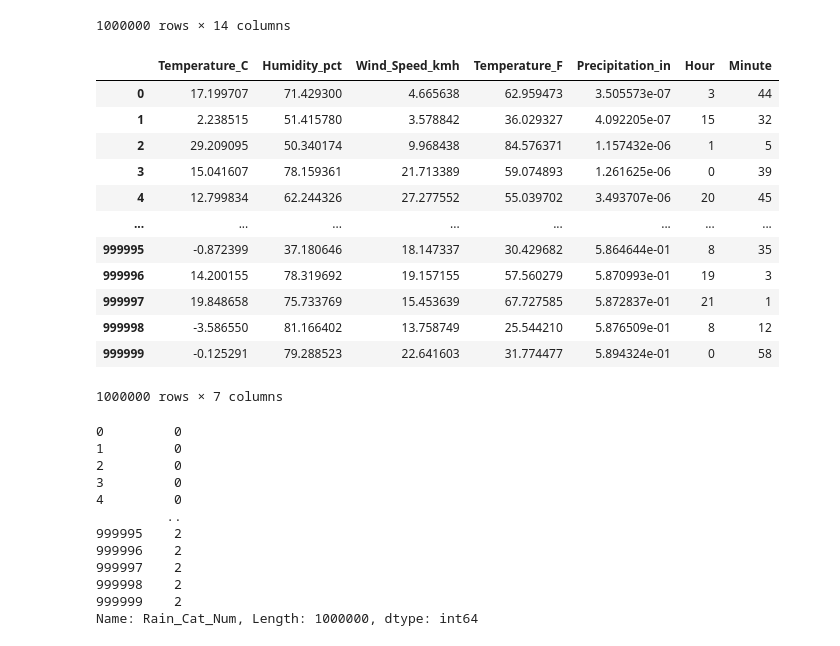
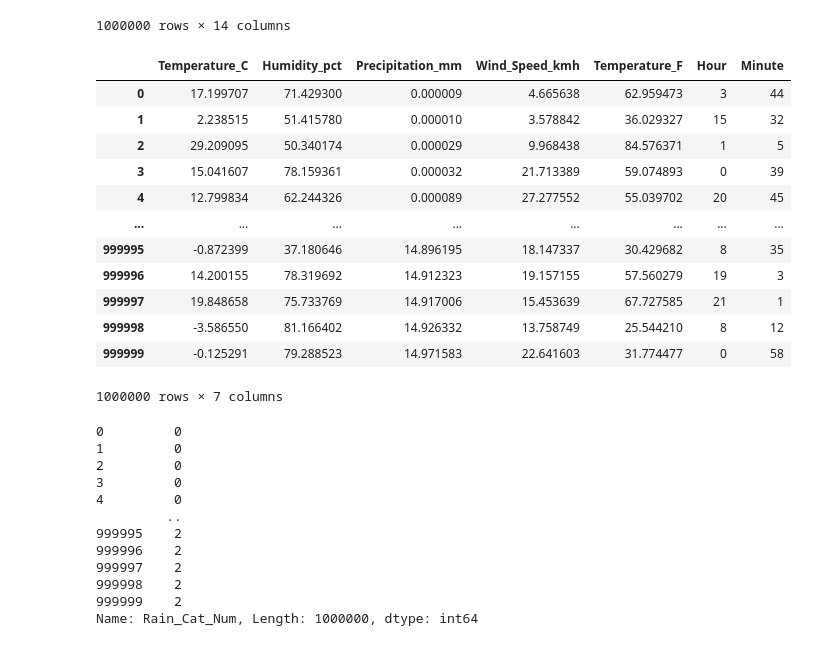
Before and after one commit to JamesShaklee/WeatherPrediction, a Jupyter notebook: WeatherNotebook.ipynb, the cells around one changed output. Cells and saved outputs as stored; diff of their text form; code cells hidden in the pictures.

```diff
--- a/WeatherNotebook.ipynb
+++ b/WeatherNotebook.ipynb
@@ -395,21 +395,21 @@ edf
 1000000 rows × 14 columns
 # %%
 #Removing empety rows
-X = edf.drop(columns=["Date", "Location", "Rain_Cat_Num", "Rain_Category", 'Military_Time', 'Precipitation_mm', 'Date_Time'])
+X = edf.drop(columns=["Date", "Location", "Rain_Cat_Num", "Rain_Category", 'Military_Time','Date_Time', 'Precipitation_in'])
 X
 # %% [output]
-|  | Temperature_C | Humidity_pct | Wind_Speed_kmh | Temperature_F | Precipitation_in | Hour | Minute |
-| 0 | 17.199707 | 71.429300 | 4.665638 | 62.959473 | 3.505573e-07 | 3 | 44 |
-| 1 | 2.238515 | 51.415780 | 3.578842 | 36.029327 | 4.092205e-07 | 15 | 32 |
-| 2 | 29.209095 | 50.340174 | 9.968438 | 84.576371 | 1.157432e-06 | 1 | 5 |
-| 3 | 15.041607 | 78.159361 | 21.713389 | 59.074893 | 1.261625e-06 | 0 | 39 |
-| 4 | 12.799834 | 62.244326 | 27.277552 | 55.039702 | 3.493707e-06 | 20 | 45 |
+|  | Temperature_C | Humidity_pct | Precipitation_mm | Wind_Speed_kmh | Temperature_F | Hour | Minute |
+| 0 | 17.199707 | 71.429300 | 0.000009 | 4.665638 | 62.959473 | 3 | 44 |
+| 1 | 2.238515 | 51.415780 | 0.000010 | 3.578842 | 36.029327 | 15 | 32 |
+| 2 | 29.209095 | 50.340174 | 0.000029 | 9.968438 | 84.576371 | 1 | 5 |
+| 3 | 15.041607 | 78.159361 | 0.000032 | 21.713389 | 59.074893 | 0 | 39 |
+| 4 | 12.799834 | 62.244326 | 0.000089 | 27.277552 | 55.039702 | 20 | 45 |
 | ... | ... | ... | ... | ... | ... | ... | ... |
-| 999995 | -0.872399 | 37.180646 | 18.147337 | 30.429682 | 5.864644e-01 | 8 | 35 |
-| 999996 | 14.200155 | 78.319692 | 19.157155 | 57.560279 | 5.870993e-01 | 19 | 3 |
-| 999997 | 19.848658 | 75.733769 | 15.453639 | 67.727585 | 5.872837e-01 | 21 | 1 |
-| 999998 | -3.586550 | 81.166402 | 13.758749 | 25.544210 | 5.876509e-01 | 8 | 12 |
-| 999999 | -0.125291 | 79.288523 | 22.641603 | 31.774477 | 5.894324e-01 | 0 | 58 |
+| 999995 | -0.872399 | 37.180646 | 14.896195 | 18.147337 | 30.429682 | 8 | 35 |
+| 999996 | 14.200155 | 78.319692 | 14.912323 | 19.157155 | 57.560279 | 19 | 3 |
+| 999997 | 19.848658 | 75.733769 | 14.917006 | 15.453639 | 67.727585 | 21 | 1 |
+| 999998 | -3.586550 | 81.166402 | 14.926332 | 13.758749 | 25.544210 | 8 | 12 |
+| 999999 | -0.125291 | 79.288523 | 14.971583 | 22.641603 | 31.774477 | 0 | 58 |
 1000000 rows × 7 columns
 # %%
 y = edf["Rain_Cat_Num"]
```
Also changed, not shown: parts of 14 cells of this notebook.
